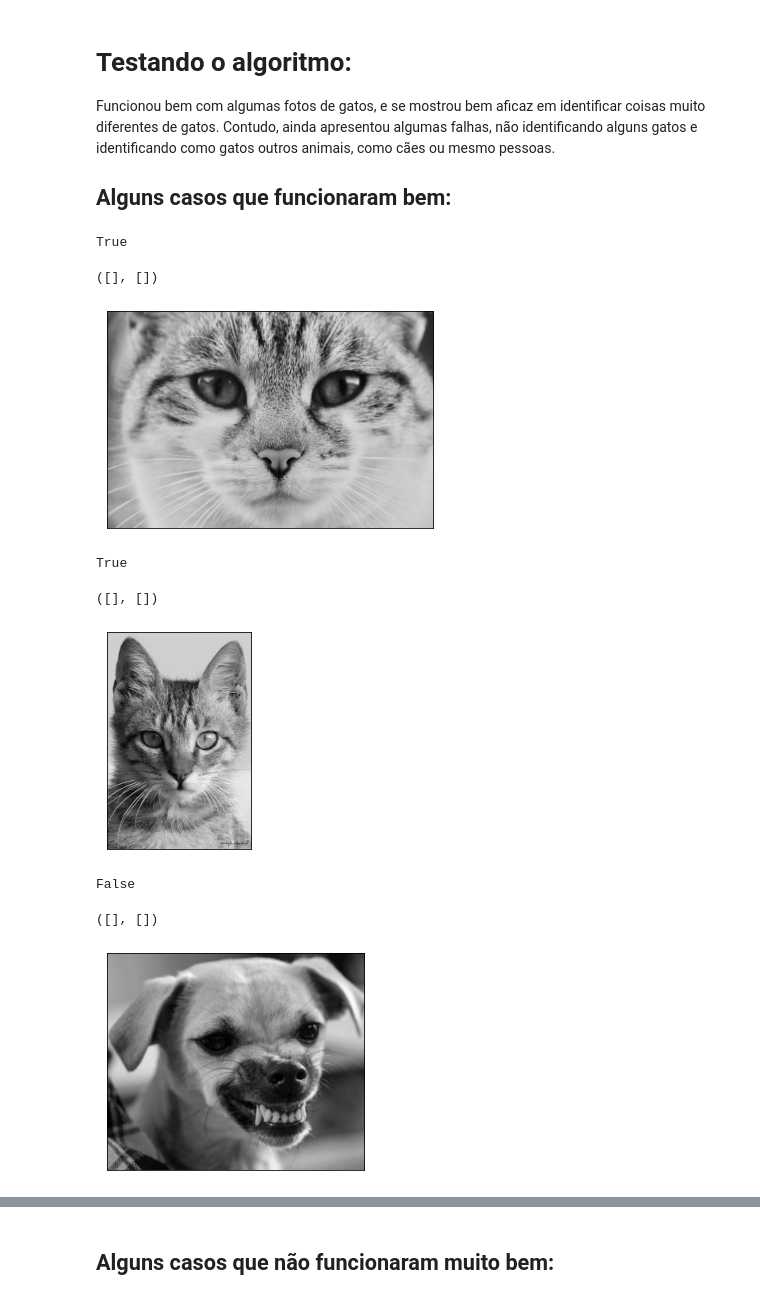
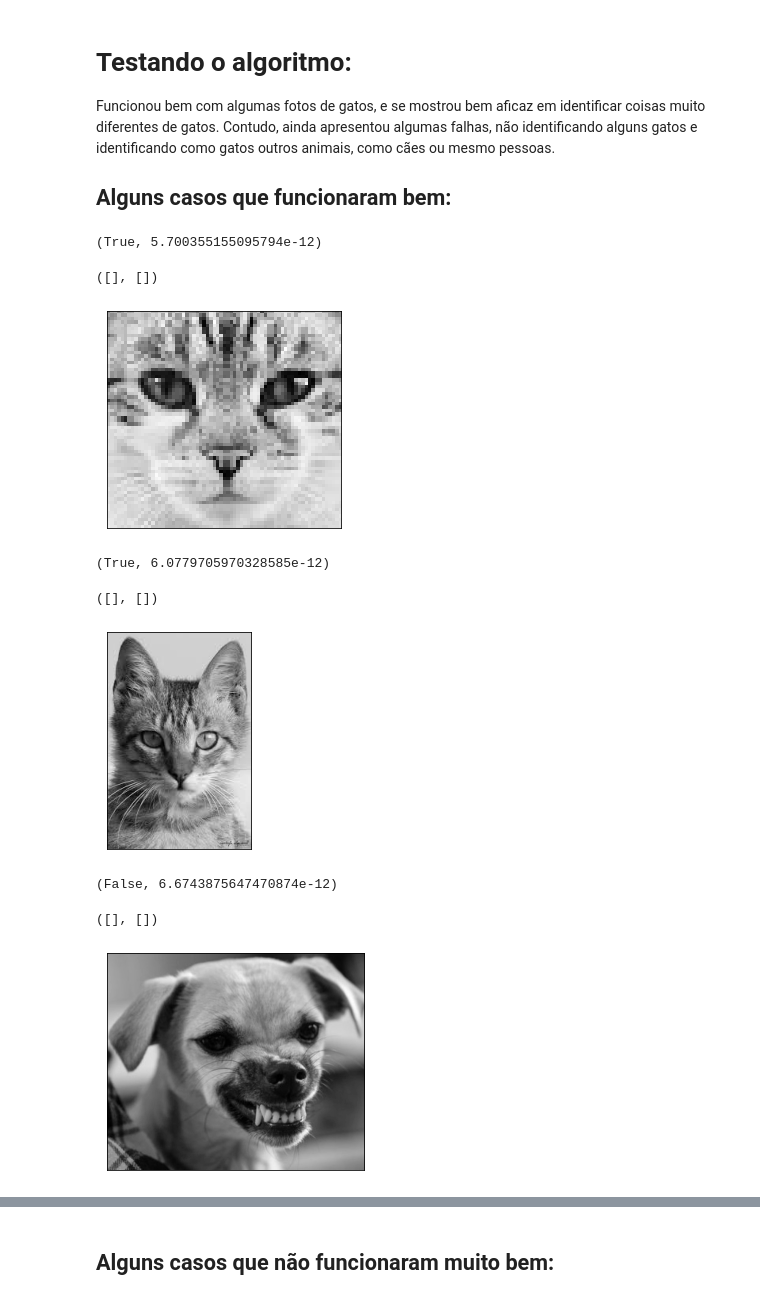
Before and after one commit to Perez-Amanda/Eigenfaces_Algebra_Linear, a Jupyter notebook: cats_eigenfaces.ipynb, the cells around one changed output, grey strips where cells are left out. Cells and saved outputs as stored; diff of their text form; code cells hidden in the pictures.

```diff
--- a/cats_eigenfaces.ipynb
+++ b/cats_eigenfaces.ipynb
@@ -138,4 +138,4 @@ def identificador_de_gatos(imagem, n_componentes):
     p = np.dot(np.identity(n_componentes) - np.dot(U_,U_.T), img3 - media)
     d = np.linalg.norm(p)
     lim = 6.5e-12
-    return d < lim
+    return d < lim, d
@@ -146,15 +155,15 @@ Funcionou bem com algumas fotos de gatos, e se mostrou bem aficaz em identificar
 
 ## Alguns casos que funcionaram bem:
 # %%
-imagem = 'test/gato2.jpg'
+imagem = 'test/gato3.jpg'
 print(identificador_de_gatos(imagem, n_comp))
 plt.imshow(preto_e_branco(plt.imread(imagem)),cmap=plt.cm.gray)
 plt.xticks(())
 plt.yticks(())
 # %% [output]
-True
+(True, 5.700355155095794e-12)
 ([], [])
-[figure, old version]
+[figure, new version]
 # %%
 imagem = 'test/gato10.jpg'
 print(identificador_de_gatos(imagem, n_comp))
@@ -162,7 +171,7 @@ plt.imshow(preto_e_branco(plt.imread(imagem)),cmap=plt.cm.gray)
 plt.xticks(())
 plt.yticks(())
 # %% [output]
-True
+(True, 6.0779705970328585e-12)
 ([], [])
 [figure]
 # %%
@@ -172,7 +181,7 @@ plt.imshow(preto_e_branco(plt.imread(imagem)),cmap=plt.cm.gray)
 plt.xticks(())
 plt.yticks(())
 # %% [output]
-False
+(False, 6.6743875647470874e-12)
 ([], [])
 [figure]
 # %%
```
Also changed, not shown: parts of 11 cells of this notebook, 4 other files.
